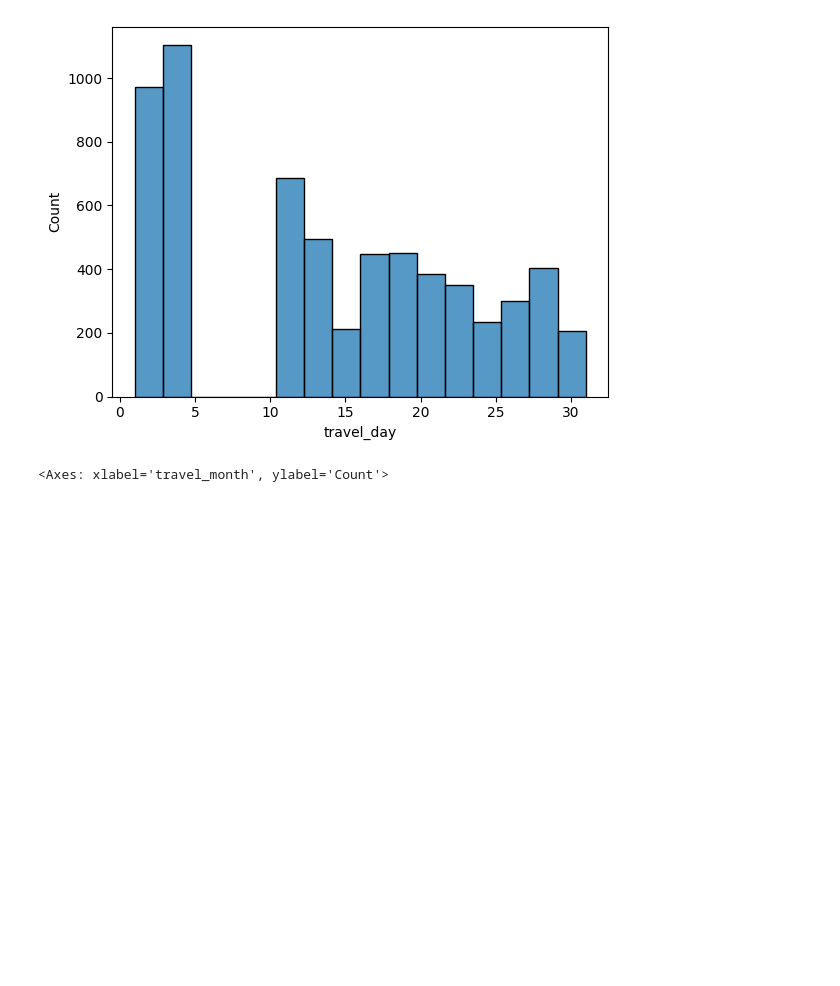
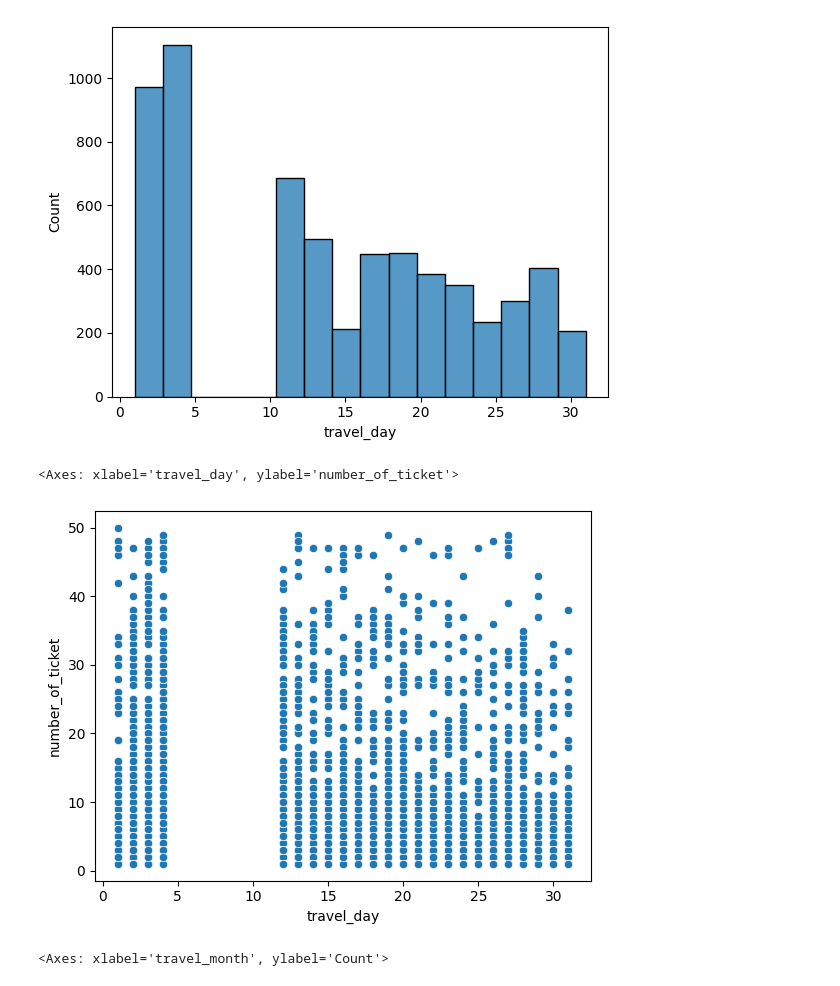
Before and after one commit to sidpatondikar/Capstone-Project-Regression, a Jupyter notebook: Individual_notebook.ipynb, the cells around one changed output. Saved outputs shown, nothing was run; the diff lists cells and outputs as text; code cells hidden in the pictures; blank space fills up the shorter version.

```diff
--- a/Individual_notebook.ipynb
+++ b/Individual_notebook.ipynb
@@ -276,6 +281,11 @@ sns.histplot(df_copy['travel_day'])
 # %% [output]
 <Axes: xlabel='travel_day', ylabel='Count'>
 [figure]
+# %%
+sns.scatterplot(data=df_copy, x='travel_day',y='number_of_ticket',cmap='viridis')
+# %% [output]
+<Axes: xlabel='travel_day', ylabel='number_of_ticket'>
+[figure, added]
 # %%
 sns.histplot(df_copy['travel_month'],bins=12)
 # %% [output]
```
Also changed, not shown: parts of 33 cells of this notebook.
